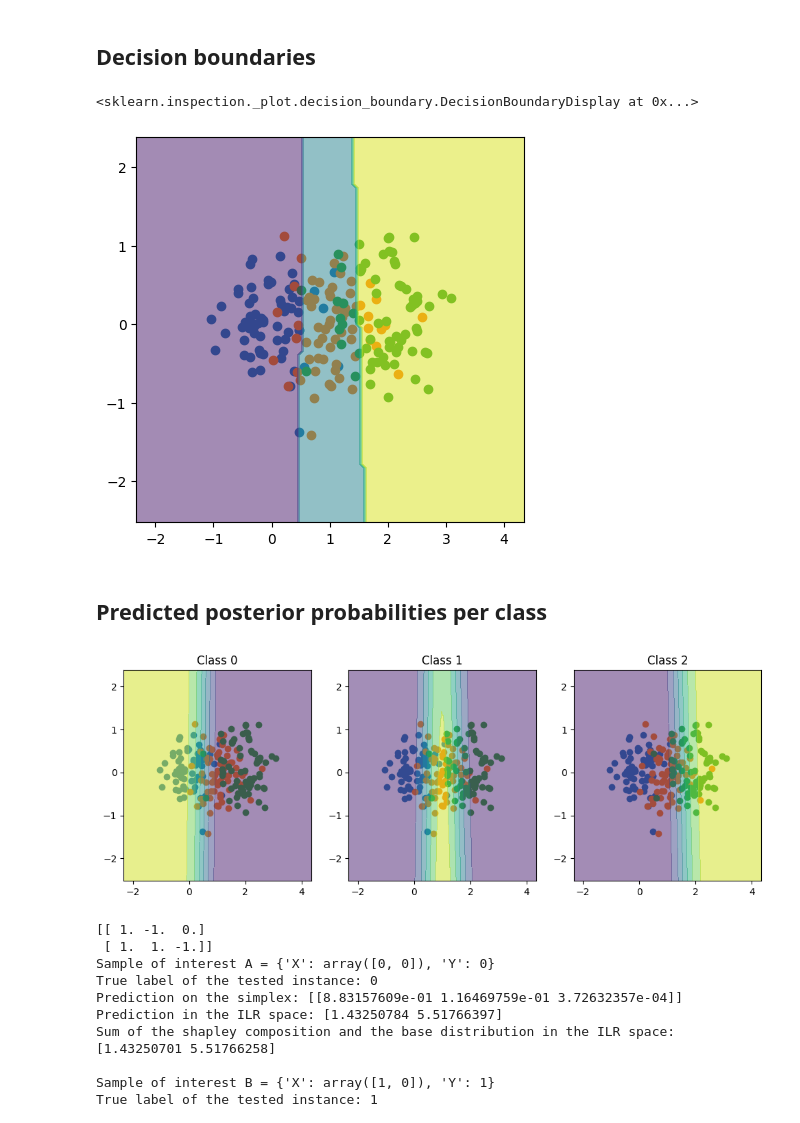
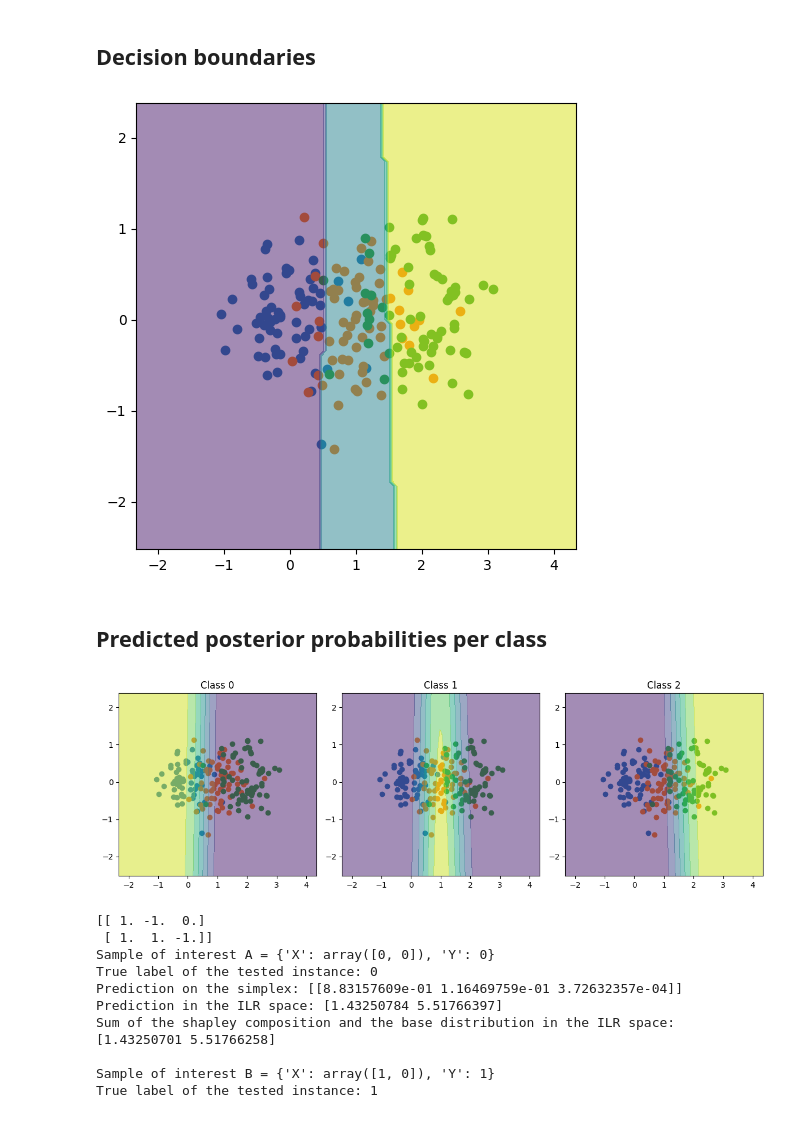
Before and after one commit to shapley-composition/ecai-2024-code-and-exp, a Jupyter notebook: simple_toy_example.ipynb, the cells around one changed output. Drawn from its saved outputs; the diff is of its cells as text; code cells hidden in the pictures.

```diff
--- a/simple_toy_example.ipynb
+++ b/simple_toy_example.ipynb
@@ -48,9 +48,13 @@ X, Y = make_blobs(n_samples=n_samples, n_features=n_features,
 X_train, X_test, Y_train, Y_test = train_test_split(X, Y, test_size=0.2, random_state=0)
 
 for y in range(n_classes):
-    class_indices = Y == y
-    plt.scatter(X[class_indices,0], X[class_indices,1], color=colors[y], label=y)
+    class_indices = Y_train == y
+    plt.scatter(X_train[class_indices,0], X_train[class_indices,1], color=colors[y], label=y)
 plt.xlabel('$X_0$')
 plt.ylabel('$X_1$')
 plt.legend()
+
+plt.tight_layout()
+plt.savefig(os.path.join(out_dir, "dataset_training.pdf"), dpi=300, bbox_inches='tight')
+plt.show()
 # %% [output]
@@ -97,14 +103,17 @@ LogisticRegression()
 # %%
 from sklearn.inspection import DecisionBoundaryDisplay
 
 fig = plt.figure(figsize=(5, 5))
 for y in range(n_classes):
     class_indices = Y_test == y
     plt.scatter(X_test[class_indices,0], X_test[class_indices,1], label=y)
 DecisionBoundaryDisplay.from_estimator(clf, X, alpha=0.5, response_method='predict', ax=plt.gca())
+
+plt.tight_layout()
+plt.savefig(os.path.join(out_dir, "model_decision_boundary.pdf"), dpi=300, bbox_inches='tight')
+plt.show()
 # %% [output]
-<sklearn.inspection._plot.decision_boundary.DecisionBoundaryDisplay at 0x...>
-[figure, old version]
+[figure, new version]
 # %% [markdown]
 ## Predicted posterior probabilities per class
 # %%
@@ -116,8 +125,11 @@ for i in range(n_classes):
         class_indices = Y_test == y
         plt.scatter(X_test[class_indices,0], X_test[class_indices,1], label=y)
     DecisionBoundaryDisplay.from_estimator(clf, X, alpha=0.5, ax=ax, class_of_interest=i, response_method='predict_proba')
+plt.tight_layout()
+plt.savefig(os.path.join(out_dir, "model_posterior_probabilities.pdf"), dpi=300, bbox_inches='tight')
+plt.show()
 # %% [output]
-[figure, old version]
+[figure, new version]
 # %%
 #sbpmatrix = np.array([[1,-1,0,0],[0,0,1,-1],[1,1,-1,-1]])
 #basis = sbp_basis(sbpmatrix)
```
Also changed, not shown: parts of 2 cells of this notebook.
